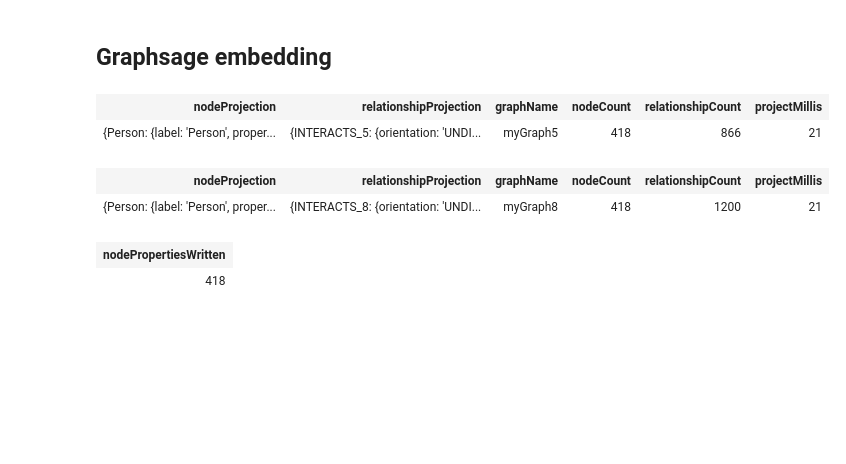
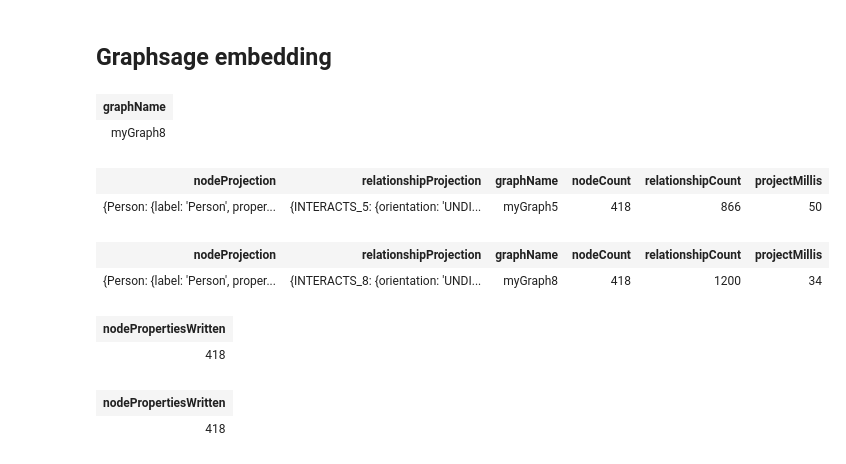
Before and after one commit to vaishnavdilip/Game_of_graphs, a Jupyter notebook: notebooks/graph_embeddings.ipynb, the cells around one changed output. Cells and saved outputs as stored; diff of their text form; code cells hidden in the pictures; blank space fills up the shorter version.

```diff
--- a/notebooks/graph_embeddings.ipynb
+++ b/notebooks/graph_embeddings.ipynb
@@ -78,6 +78,52 @@ print(weighted_homogeneous.info())
 ValueError: expected IDs to appear once, found some that appeared more: 'Lommy', 'Qhorin', 'Wolkan'
 # %% [markdown]
 ## Graphsage embedding
+# %%
+# We need to drop the graph if it already exists
+
+query1 = """
+CALL gds.graph.drop('myGraph1') YIELD graphName;
+"""
+
+query2 = """
+CALL gds.graph.drop('myGraph2') YIELD graphName;
+"""
+
+query3 = """
+CALL gds.graph.drop('myGraph3') YIELD graphName;
+"""
+
+query4 = """
+CALL gds.graph.drop('myGraph4') YIELD graphName;
+"""
+
+query5 = """
+CALL gds.graph.drop('myGraph5') YIELD graphName;
+"""
+
+query6 = """
+CALL gds.graph.drop('myGraph6') YIELD graphName;
+"""
+
+query7 = """
+CALL gds.graph.drop('myGraph7') YIELD graphName;
+"""
+
+query8 = """
+CALL gds.graph.drop('myGraph8') YIELD graphName;
+"""
+
+graph.run(query1)
+graph.run(query2)
+graph.run(query3)
+graph.run(query4)
+graph.run(query5)
+graph.run(query6)
+graph.run(query7)
+graph.run(query8)
+# %% [output]
+| graphName |
+| myGraph8 |
 # %%
 # Make the in memory graphs for adding triangle counts and clustering coefficients
 query1 = """
@@ -86,6 +132,7 @@ CALL gds.graph.project(
   'Person',
   {
     INTERACTS_1: {
+      properties: 'weight',
       orientation: 'UNDIRECTED'
     }
   }
@@ -98,6 +145,7 @@ CALL gds.graph.project(
   'Person',
   {
     INTERACTS_2: {
+    properties: 'weight',
     orientation: 'UNDIRECTED'
 }
 }
@@ -109,6 +157,7 @@ CALL gds.graph.project(
   'Person',
   {
     INTERACTS_3: {
+    properties: 'weight',
     orientation: 'UNDIRECTED'
 }
   }
@@ -116,34 +165,36 @@ CALL gds.graph.project(
 """
 query4 = """
 CALL gds.graph.project(
   'myGraph4',
   'Person',
   {
     INTERACTS_4: {
+    properties: 'weight',
     orientation: 'UNDIRECTED'
 }
   }
 )
 """
 query5 = """
 CALL gds.graph.project(
   'myGraph5',
   'Person',
   {
     INTERACTS_5: {
+    properties: 'weight',
     orientation: 'UNDIRECTED'
 }
   }
 )
 """
 graph.run(query1)
 graph.run(query2)
 graph.run(query3)
 graph.run(query4)
 graph.run(query5)
 # %% [output]
 | nodeProjection | relationshipProjection | graphName | nodeCount | relationshipCount | projectMillis |
-| {Person: {label: 'Person', proper... | {INTERACTS_5: {orientation: 'UNDI... | myGraph5 | 418 | 866 | 21 |
+| {Person: {label: 'Person', proper... | {INTERACTS_5: {orientation: 'UNDI... | myGraph5 | 418 | 866 | 50 |
 # %%
 # Make the in memory graphs for adding triangle counts and clustering coefficients
 query6 = """
@@ -152,6 +203,7 @@ CALL gds.graph.project(
   'Person',
   {
     INTERACTS_6: {
+      properties: 'weight',
       orientation: 'UNDIRECTED'
     }
   }
@@ -164,6 +216,7 @@ CALL gds.graph.project(
   'Person',
   {
     INTERACTS_7: {
+      properties: 'weight',
       orientation: 'UNDIRECTED'
     }
   }
@@ -176,6 +229,7 @@ CALL gds.graph.project(
   'Person',
   {
     INTERACTS_8: {
+      properties: 'weight',
       orientation: 'UNDIRECTED'
     }
   }
@@ -187,7 +241,7 @@ graph.run(query7)
 graph.run(query8)
 # %% [output]
 | nodeProjection | relationshipProjection | graphName | nodeCount | relationshipCount | projectMillis |
-| {Person: {label: 'Person', proper... | {INTERACTS_8: {orientation: 'UNDI... | myGraph8 | 418 | 1200 | 21 |
+| {Person: {label: 'Person', proper... | {INTERACTS_8: {orientation: 'UNDI... | myGraph8 | 418 | 1200 | 34 |
 # %%
 query = """
 CALL gds.degree.mutate(
@@ -203,3 +257,18 @@ graph.run(query)
 # %% [output]
 | nodePropertiesWritten |
 | 418 |
+# %%
+query = """
+CALL gds.triangleCount.mutate(
+    'myGraph1',
+    {
+        mutateProperty: 'trianglecount'
+    }
+)
+YIELD nodePropertiesWritten
+"""
+
+graph.run(query)
+# %% [output]
+| nodePropertiesWritten |
+| 418 |
```
Also changed, not shown: parts of 6 cells of this notebook, 3 other files.
